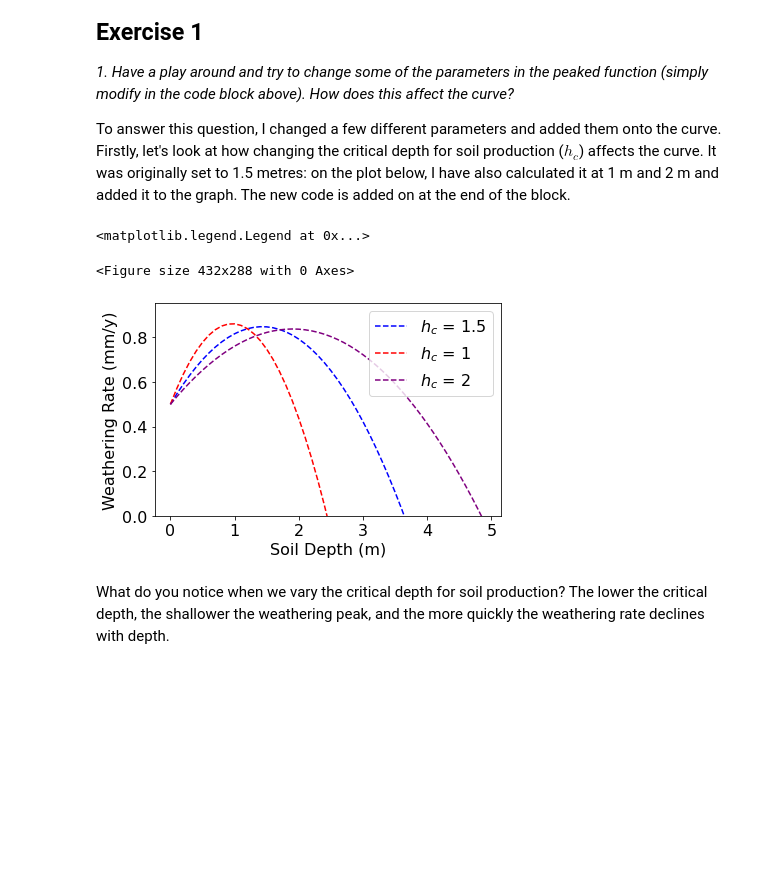
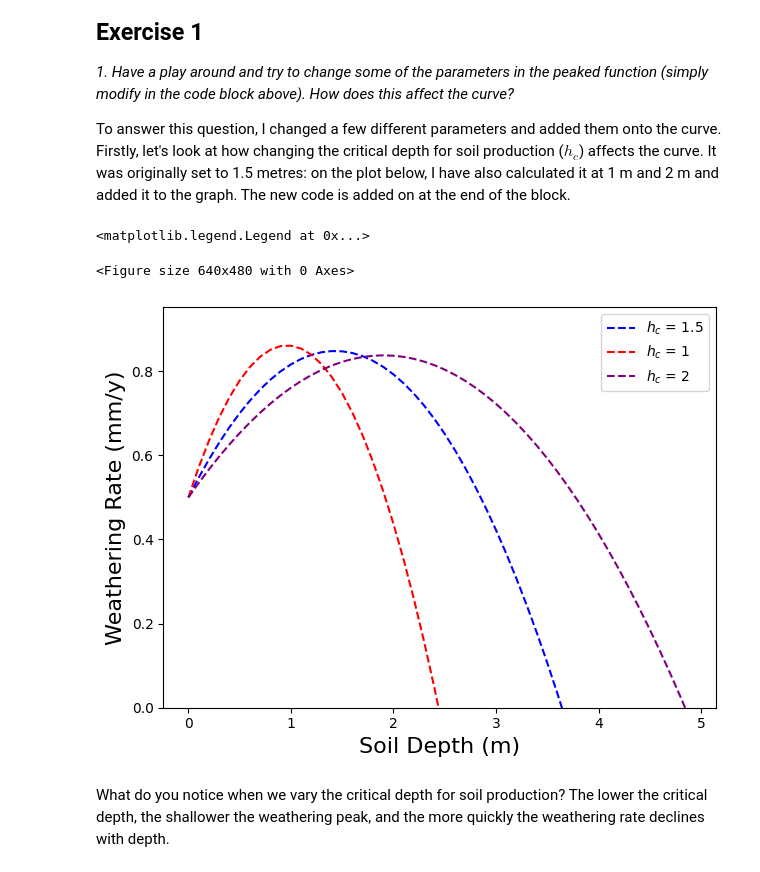
Before and after one commit to fclubb/EarthSurfaceProcesses, a Jupyter notebook: Week1_SoilsAndWeathering/SoilProductionFunction_ANSWERS.ipynb, the cells around one changed output. Cells and saved outputs as stored; diff of their text form; code cells hidden in the pictures; blank space fills up the shorter version.

```diff
--- a/Week1_SoilsAndWeathering/SoilProductionFunction_ANSWERS.ipynb
+++ b/Week1_SoilsAndWeathering/SoilProductionFunction_ANSWERS.ipynb
@@ -65,37 +60,37 @@ W = W_0 * (alpha * np.exp(-k*h) + (1 - alpha)*f)
 # plot the new result with a blue dashed line
 ax.plot(h,W*1000.,'--', color='blue', label = '$h_c$ = 1.5')
 
 # set the y limit of the humped function to 0 (so we don't get negative weathering rates), and set the axis labels
 ax.set_ylim(0,)
-plt.xlabel("Soil Depth (m)")
-plt.ylabel("Weathering Rate (mm/y)")
+plt.xlabel("Soil Depth (m)", fontsize=16)
+plt.ylabel("Weathering Rate (mm/y)", fontsize=16)
 plt.tight_layout()
 
 # NOW CHANGE H_C AND ADD TO THE PLOT
 # Firstly, change h_c to 1
 new_h_c = 1
 # now recalculate the curve
 f = (1 + c*(h/new_h_c) - h**2/new_h_c**2)
 W = W_0 * (alpha * np.exp(-k*h) + (1 - alpha)*f)
 
 # plot the new result with a red dashed line
 ax.plot(h,W*1000.,'--', color='red', label = '$h_c$ = 1')
 
 # Now change h_c to 2
 new_h_c = 2
 # now recalculate the curve
 f = (1 + c*(h/new_h_c) - h**2/new_h_c**2)
 W = W_0 * (alpha * np.exp(-k*h) + (1 - alpha)*f)
 
 # plot the new result with a purple dashed line
 ax.plot(h,W*1000.,'--', color='purple', label = '$h_c$ = 2')
 
 # add a legend
 plt.legend(loc = 'upper right')
 # %% [output]
 <matplotlib.legend.Legend at 0x...>
-<Figure size 432x288 with 0 Axes>
+<Figure size 640x480 with 0 Axes>
-[figure, old version]
+[figure, new version]
 # %% [markdown]
 What do you notice when we vary the critical depth for soil production? The lower the critical depth, the shallower the weathering peak, and the more quickly the weathering rate declines with depth.
 # %% [markdown]
```
Also changed, not shown: parts of 3 cells of this notebook.
